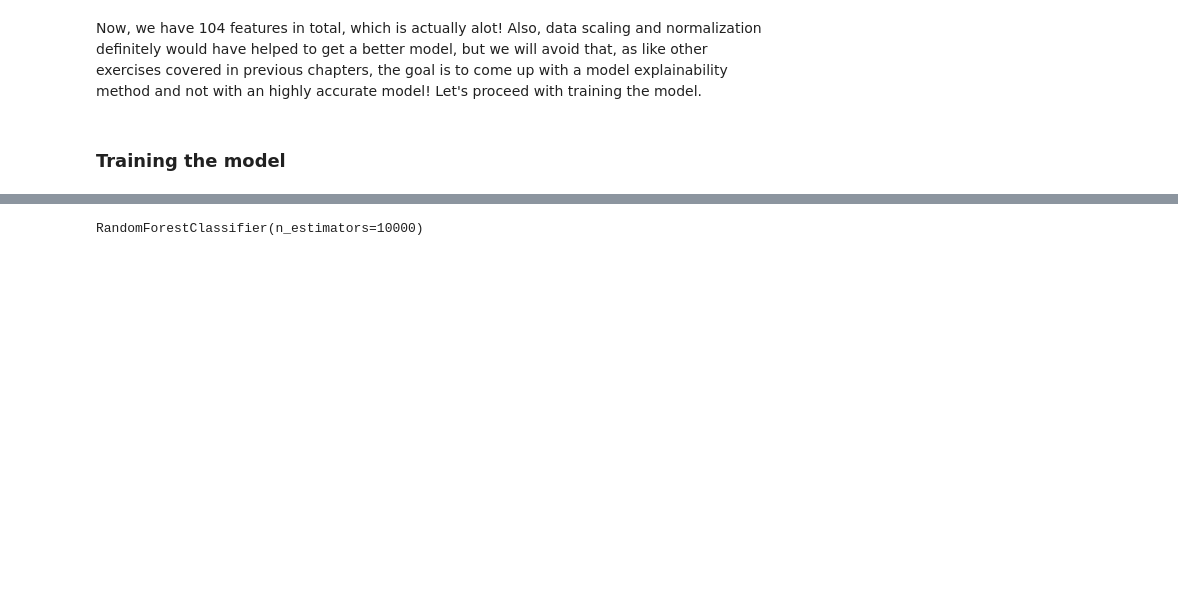
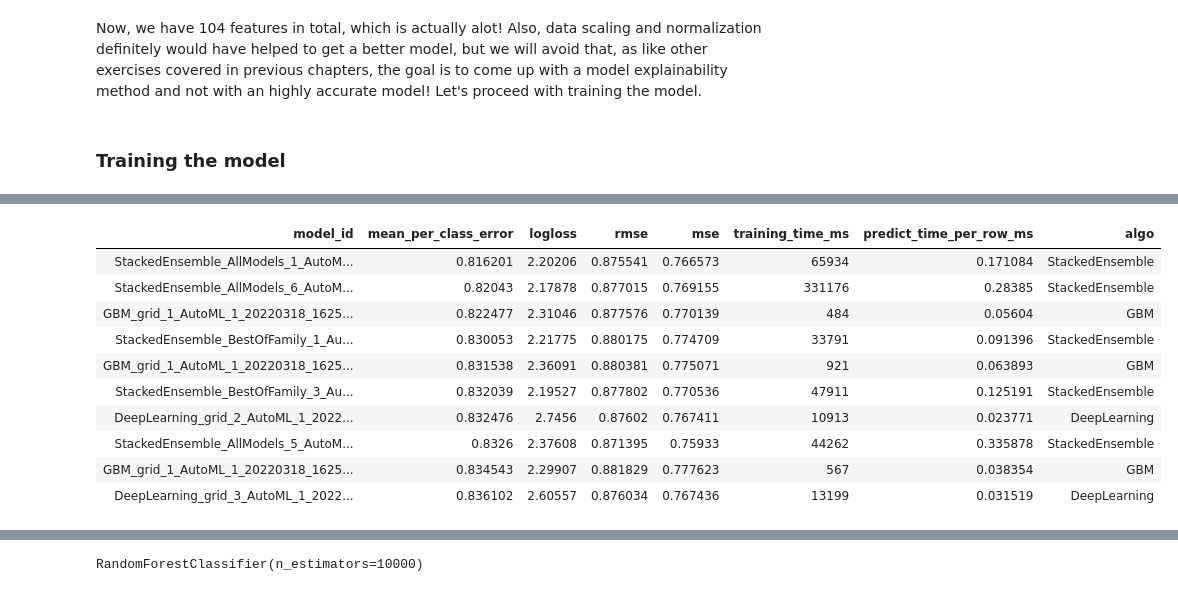
Before and after one commit to PacktPublishing/Applied-Machine-Learning-Explainability-Techniques, a Jupyter notebook: Chapter09/Explainer_dashboard_example.ipynb, the cells around one changed output, grey strips where cells are left out. Saved outputs shown, nothing was run; the diff lists cells and outputs as text; code cells hidden in the pictures; blank space fills up the shorter version.

```diff
--- a/Chapter09/Explainer_dashboard_example.ipynb
+++ b/Chapter09/Explainer_dashboard_example.ipynb
@@ -223,3 +226,9 @@ Now, we have 104 features in total, which is actually alot! Also, data scaling a
 ### Training the model
 # %%
 x_train,x_valid,y_train,y_valid = train_test_split(encoded_train,labels,test_size=0.2,random_state=123)
+# %%
+# Start the H2O cluster (locally)
+h2o.init()
+
+# Run AutoML for 20 base models
+aml = H2OAutoML(max_models=20, seed=1)
@@ -225,0 +317,16 @@ x_train,x_valid,y_train,y_valid = train_test_split(encoded_train,labels,test_siz
+# %%
+# Get leaderboard with all possible columns
+lb = h2o.automl.get_leaderboard(aml, extra_columns = "ALL")
+lb
+# %% [output]
+| model_id | mean_per_class_error | logloss | rmse | mse | training_time_ms | predict_time_per_row_ms | algo |
+| StackedEnsemble_AllModels_1_AutoM... | 0.816201 | 2.20206 | 0.875541 | 0.766573 | 65934 | 0.171084 | StackedEnsemble |
+| StackedEnsemble_AllModels_6_AutoM... | 0.82043 | 2.17878 | 0.877015 | 0.769155 | 331176 | 0.28385 | StackedEnsemble |
+| GBM_grid_1_AutoML_1_20220318_1625... | 0.822477 | 2.31046 | 0.877576 | 0.770139 | 484 | 0.05604 | GBM |
+| StackedEnsemble_BestOfFamily_1_Au... | 0.830053 | 2.21775 | 0.880175 | 0.774709 | 33791 | 0.091396 | StackedEnsemble |
+| GBM_grid_1_AutoML_1_20220318_1625... | 0.831538 | 2.36091 | 0.880381 | 0.775071 | 921 | 0.063893 | GBM |
+| StackedEnsemble_BestOfFamily_3_Au... | 0.832039 | 2.19527 | 0.877802 | 0.770536 | 47911 | 0.125191 | StackedEnsemble |
+| DeepLearning_grid_2_AutoML_1_2022... | 0.832476 | 2.7456 | 0.87602 | 0.767411 | 10913 | 0.023771 | DeepLearning |
+| StackedEnsemble_AllModels_5_AutoM... | 0.8326 | 2.37608 | 0.871395 | 0.75933 | 44262 | 0.335878 | StackedEnsemble |
+| GBM_grid_1_AutoML_1_20220318_1625... | 0.834543 | 2.29907 | 0.881829 | 0.777623 | 567 | 0.038354 | GBM |
+| DeepLearning_grid_3_AutoML_1_2022... | 0.836102 | 2.60557 | 0.876034 | 0.767436 | 13199 | 0.031519 | DeepLearning |
```
Also changed, not shown: parts of 6 cells of this notebook.
